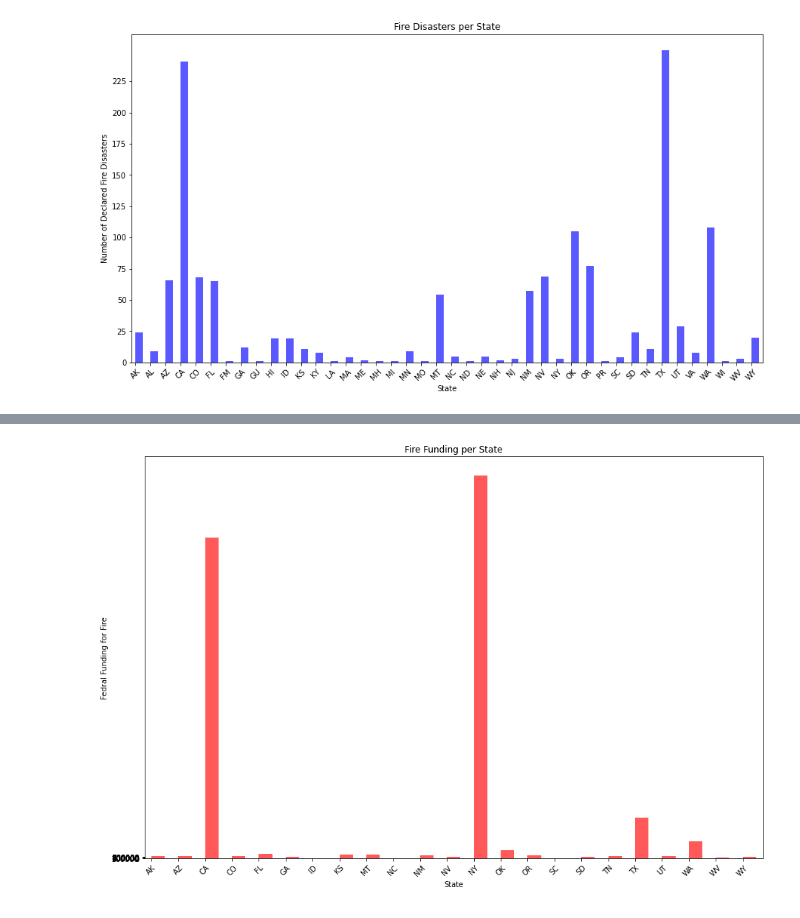
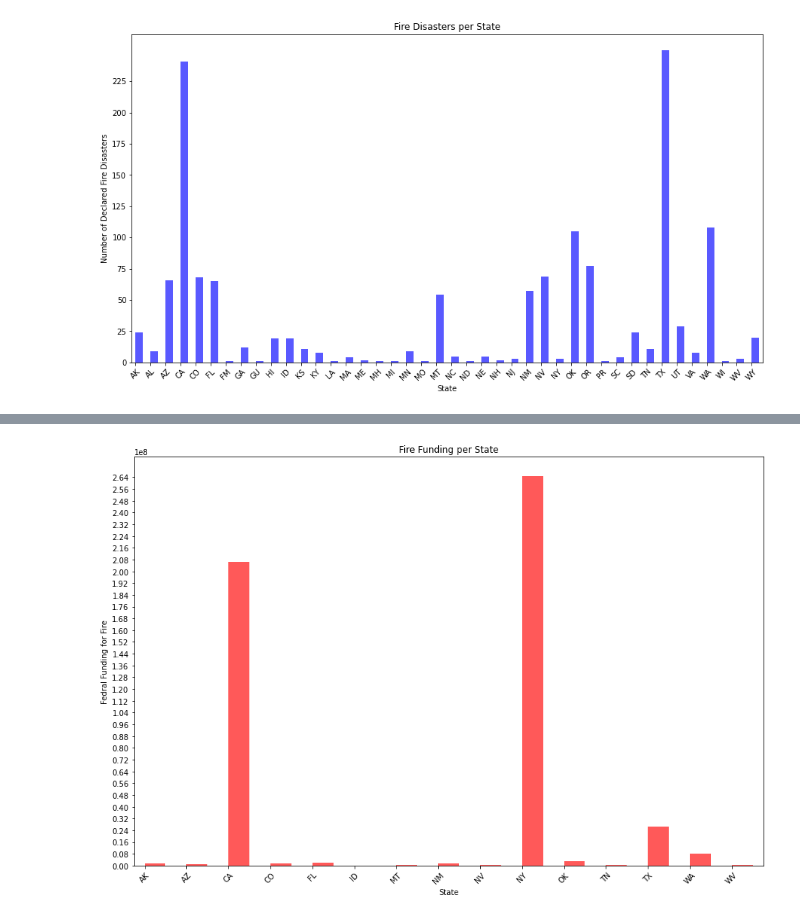
Before and after one commit to anPerger/project-1, a Jupyter notebook: Cleaning Data.ipynb, the cells around one changed output, grey strips where cells are left out. Cells and saved outputs as stored; diff of their text form; code cells hidden in the pictures.

Commit message:
updated code for pulling funding numbers

```diff
--- a/Cleaning Data.ipynb
+++ b/Cleaning Data.ipynb
@@ -128,6 +136,5 @@ plt.show()
 # %%
-fire_state_sum = pd.merge(disaster_sum_fire, haz_project_clean, on='disasterNumber')
-fire_money_state = fire_state_sum.groupby(['state']).sum()
-fire_money_state = fire_money_state['federalShareObligated']
-fire_money_state
+fire_state_two = pd.merge(disaster_sum_fire, hazard_sum_clean, on='disasterNumber')
+#fire_money_two = fire_state_two.groupby(['state']).sum()
+fire_state_two
 # %% [output]
@@ -150,0 +158,4 @@ Name: federalShareObligated, dtype: float64
+# %%
+fire_state_two_gr = fire_state_two.groupby('state').sum()
+fire_state_two_gr = fire_state_two_gr['obligatedTotalAmount']
+fire_state_two_gr
@@ -151,10 +180,10 @@ Name: federalShareObligated, dtype: float64
 # %%
-fire_money_state.plot(kind='bar', color='r', alpha=0.65, align="edge", figsize=(15,10), rot=45)
+fire_state_two_gr.plot(kind='bar', color='r', alpha=0.65, align="edge", figsize=(15,10), rot=45)
 plt.xlabel("State")
 plt.ylabel("Fedral Funding for Fire")
 plt.title("Fire Funding per State")
 plt.xticks (rotation=45, ha='center')
-plt.yticks(np.arange(0,10e+5,1e+5))
+plt.yticks(np.arange(1.305600e+04,2.646353e+08,8e+6))
 plt.show()
 # %% [output]
-[figure, old version]
+[figure, new version]
```
Also changed, not shown: parts of 8 cells of this notebook.
